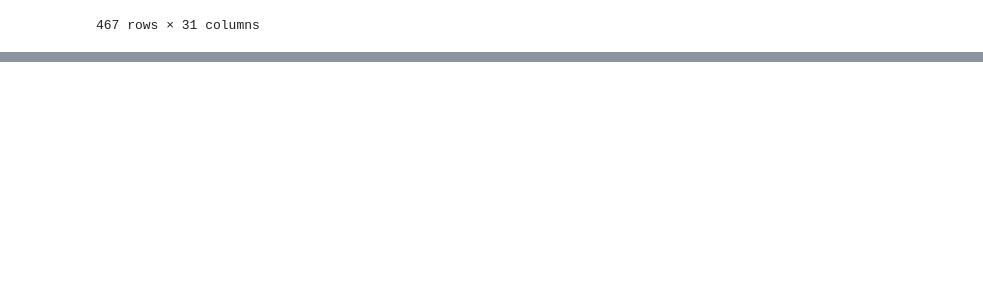
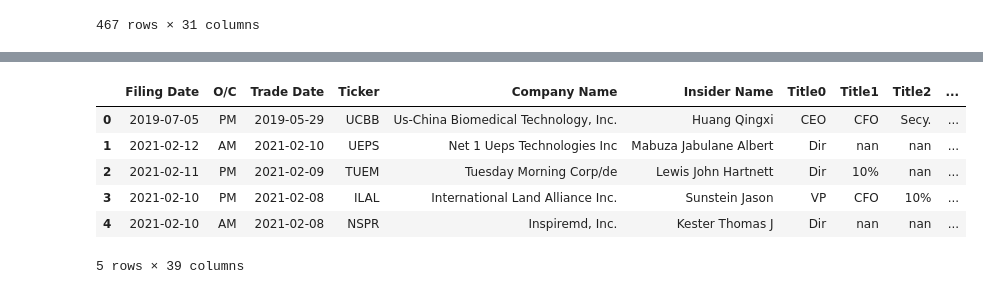
Before and after one commit to mcguigp1/DA401-Spring-2021, a Jupyter notebook: Stock_API.ipynb, the cells around one changed output, grey strips where cells are left out. Drawn from its saved outputs; the diff is of its cells as text; code cells hidden in the pictures; blank space fills up the shorter version.

```diff
--- a/Stock_API.ipynb
+++ b/Stock_API.ipynb
@@ -462,0 +344,43 @@ sum(ER["CEO"])
+# %%
+titles = ['CFO','CAO','COB','COO','Chief','CIO','CTO','CHRO','CLO']
+
+def matcher(x):
+    '''
+    This function compares a list of strings to a categorical title value and puts similarly grouped strings into
+    dummy variable values
+    '''
+    for i in titles:
+        if i.lower() in x.lower():
+            return 1
+    else:
+        return 0
+# %%
+ER['Title1'] = ER['Title1'].astype(str)
+ER['Title2'] = ER['Title2'].astype(str)
+ER['Title3'] = ER['Title3'].astype(str)
+ER['Title4'] = ER['Title4'].astype(str)
+# %%
+ER['CO'] = ER['Title0'].apply(matcher)
+# %%
+#convert data type to string and execute remaining groupings for chief officers for a company excluding CEO
+ER['Title1'] = ER['Title1'].astype(str)
+ER['CO1'] = ER['Title1'].apply(matcher)
+
+ER['Title2'] = ER['Title2'].astype(str)
+ER['CO2'] = ER['Title2'].apply(matcher)
+
+ER['Title3'] = ER['Title3'].astype(str)
+ER['CO3'] = ER['Title3'].apply(matcher)
+
+ER['Title4'] = ER['Title4'].astype(str)
+ER['CO4'] = ER['Title4'].apply(matcher)
+# %%
+ER.head()
+# %% [output]
+|  | Filing Date | O/C | Trade Date | Ticker | Company Name | Insider Name | Title0 | Title1 | Title2 | ... |
+| 0 | 2019-07-05 | PM | 2019-05-29 | UCBB | Us-China Biomedical Technology, Inc. | Huang Qingxi | CEO | CFO | Secy. | ... |
+| 1 | 2021-02-12 | AM | 2021-02-10 | UEPS | Net 1 Ueps Technologies Inc | Mabuza Jabulane Albert | Dir | nan | nan | ... |
+| 2 | 2021-02-11 | PM | 2021-02-09 | TUEM | Tuesday Morning Corp/de | Lewis John Hartnett | Dir | 10% | nan | ... |
+| 3 | 2021-02-10 | PM | 2021-02-08 | ILAL | International Land Alliance Inc. | Sunstein Jason | VP | CFO | 10% | ... |
+| 4 | 2021-02-10 | AM | 2021-02-08 | NSPR | Inspiremd, Inc. | Kester Thomas J | Dir | nan | nan | ... |
+5 rows × 39 columns
```
Also changed, not shown: parts of 71 cells of this notebook, 1 other file.
